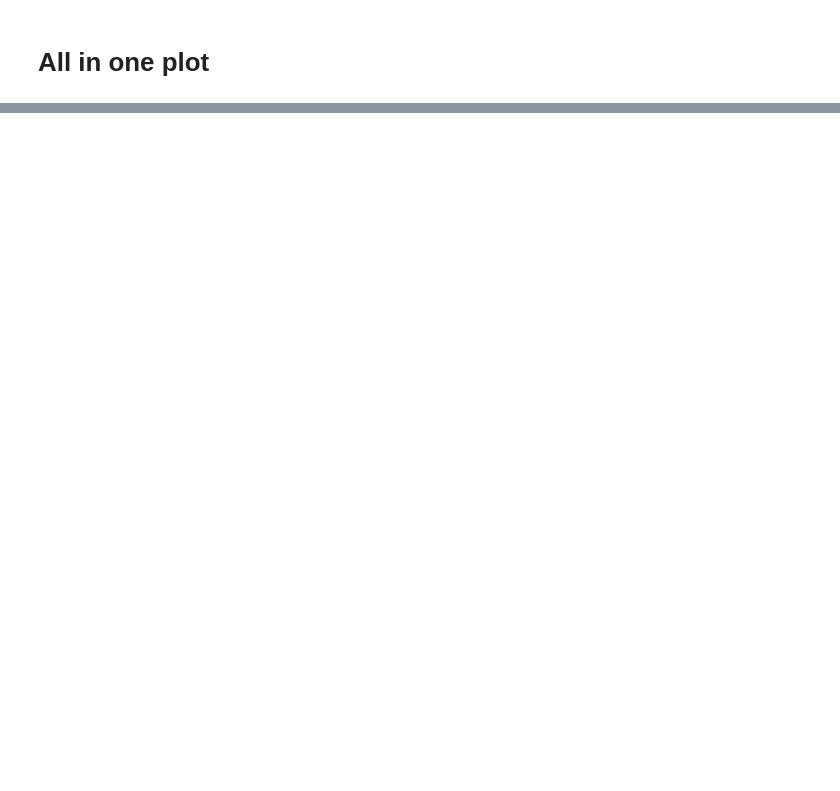
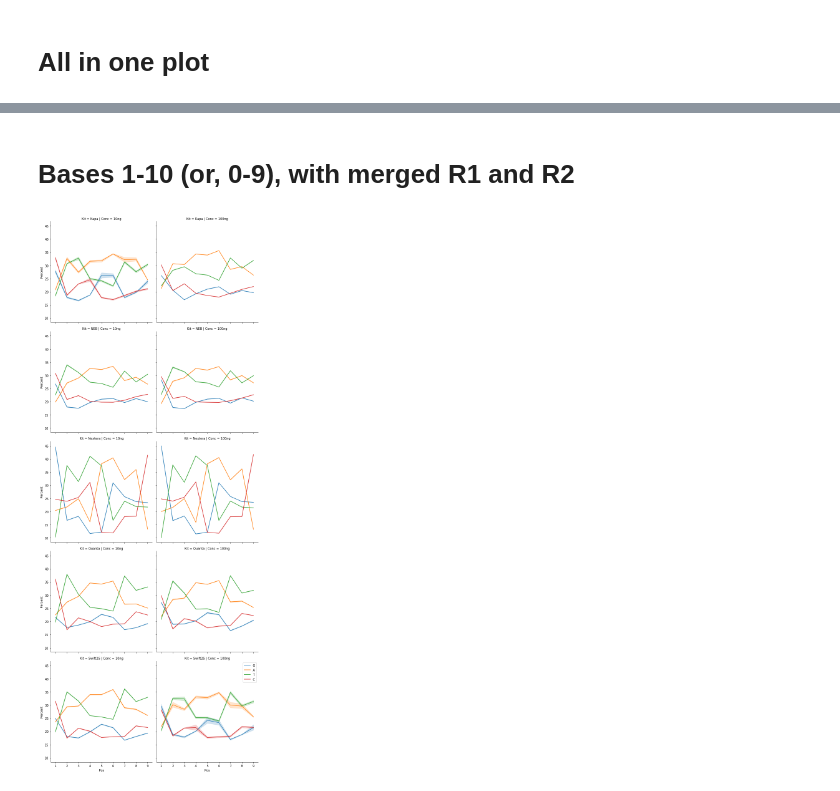
Before and after one commit to fa2k/comparison, a Jupyter notebook: nucl_content.ipynb, the cells around one changed output, grey strips where cells are left out. Saved outputs shown, nothing was run; the diff lists cells and outputs as text; code cells hidden in the pictures; blank space fills up the shorter version.

```diff
--- a/nucl_content.ipynb
+++ b/nucl_content.ipynb
@@ -113,0 +114,9 @@ savefig('nucleotide_content_all.pdf')
+# %% [markdown]
+# Bases 1-10 (or, 0-9), with merged R1 and R2
+# %%
+g = sns.FacetGrid(df[(df.Pos<10)], col="Conc", row="Kit", hue='Nucleotide', height=5)
+g.map(sns.lineplot, 'Pos', 'Percent')
+plt.legend()
+savefig('nucleotide_content_1_to_10.pdf')
+# %% [output]
+[figure, added]
```
Also changed, not shown: parts of 5 cells of this notebook.
